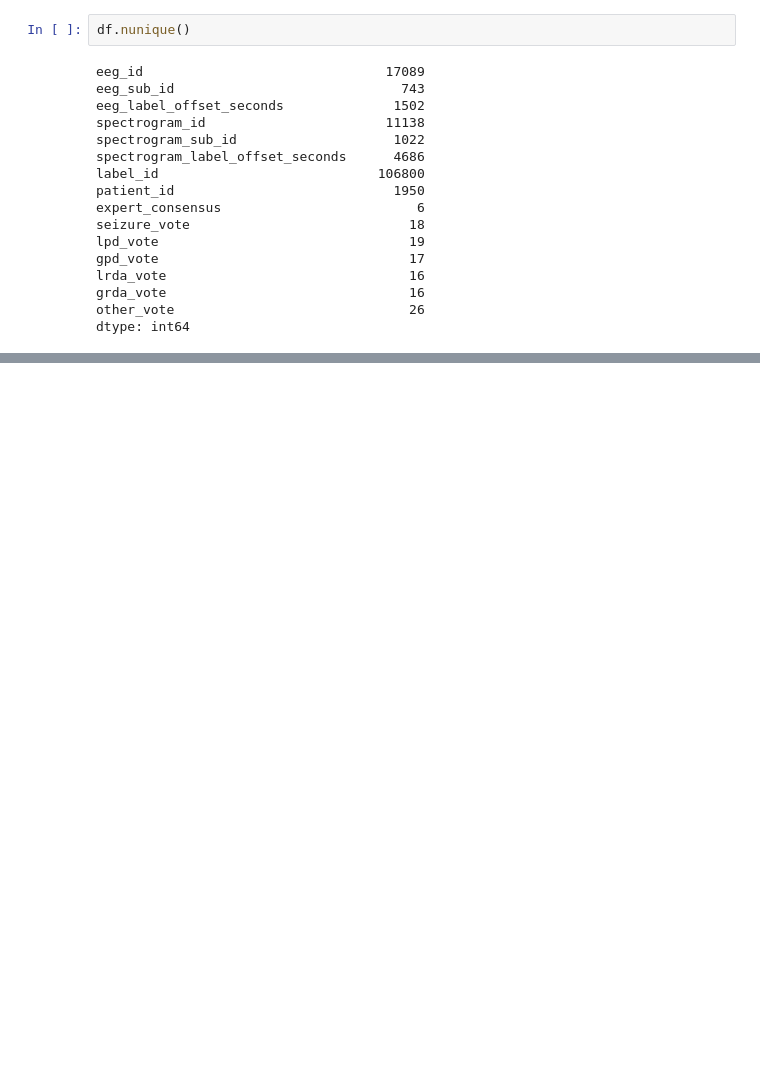
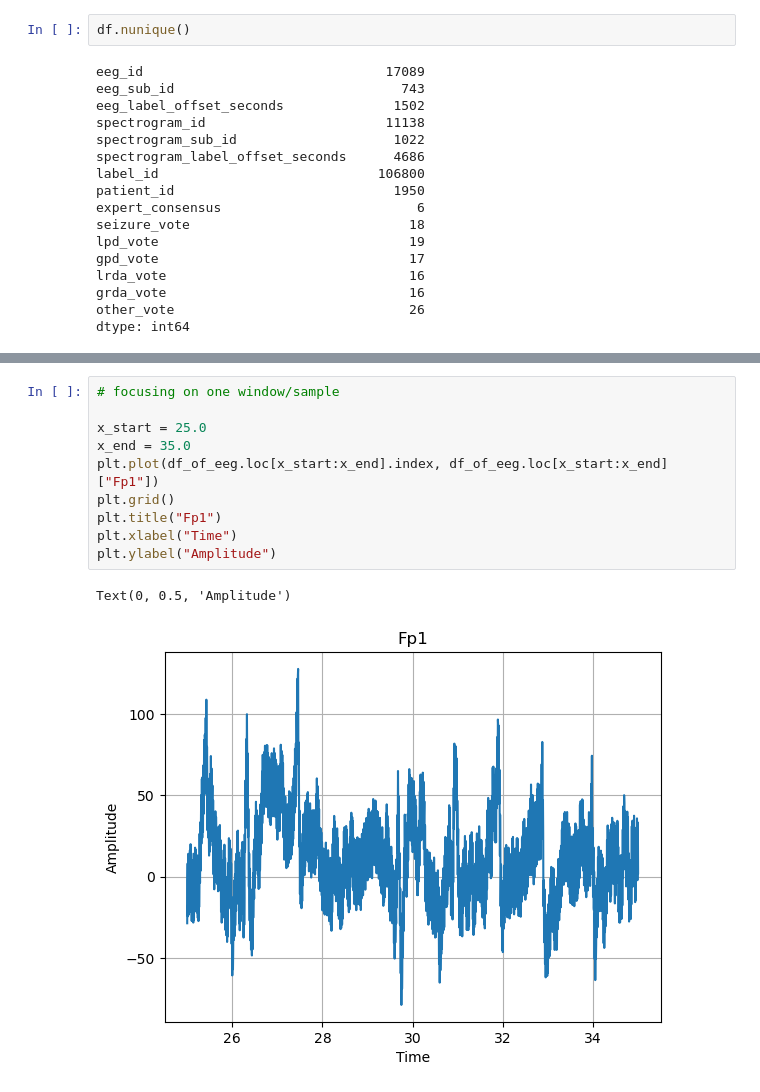
Before and after one commit to karan271/HMS_Capstone_Project, a Jupyter notebook: HMSCapstone.ipynb, the cells around one changed output, grey strips where cells are left out. Cells and saved outputs as stored; diff of their text form; blank space fills up the shorter version.

```diff
--- a/HMSCapstone.ipynb
+++ b/HMSCapstone.ipynb
@@ -203,0 +303,13 @@ dtype: int64
+# %%
+# focusing on one window/sample
+
+x_start = 25.0
+x_end = 35.0
+plt.plot(df_of_eeg.loc[x_start:x_end].index, df_of_eeg.loc[x_start:x_end]["Fp1"])
+plt.grid()
+plt.title("Fp1")
+plt.xlabel("Time")
+plt.ylabel("Amplitude")
+# %% [output]
+Text(0, 0.5, 'Amplitude')
+[figure, added]
```
Also changed, not shown: parts of 23 cells of this notebook, 2 other files.
